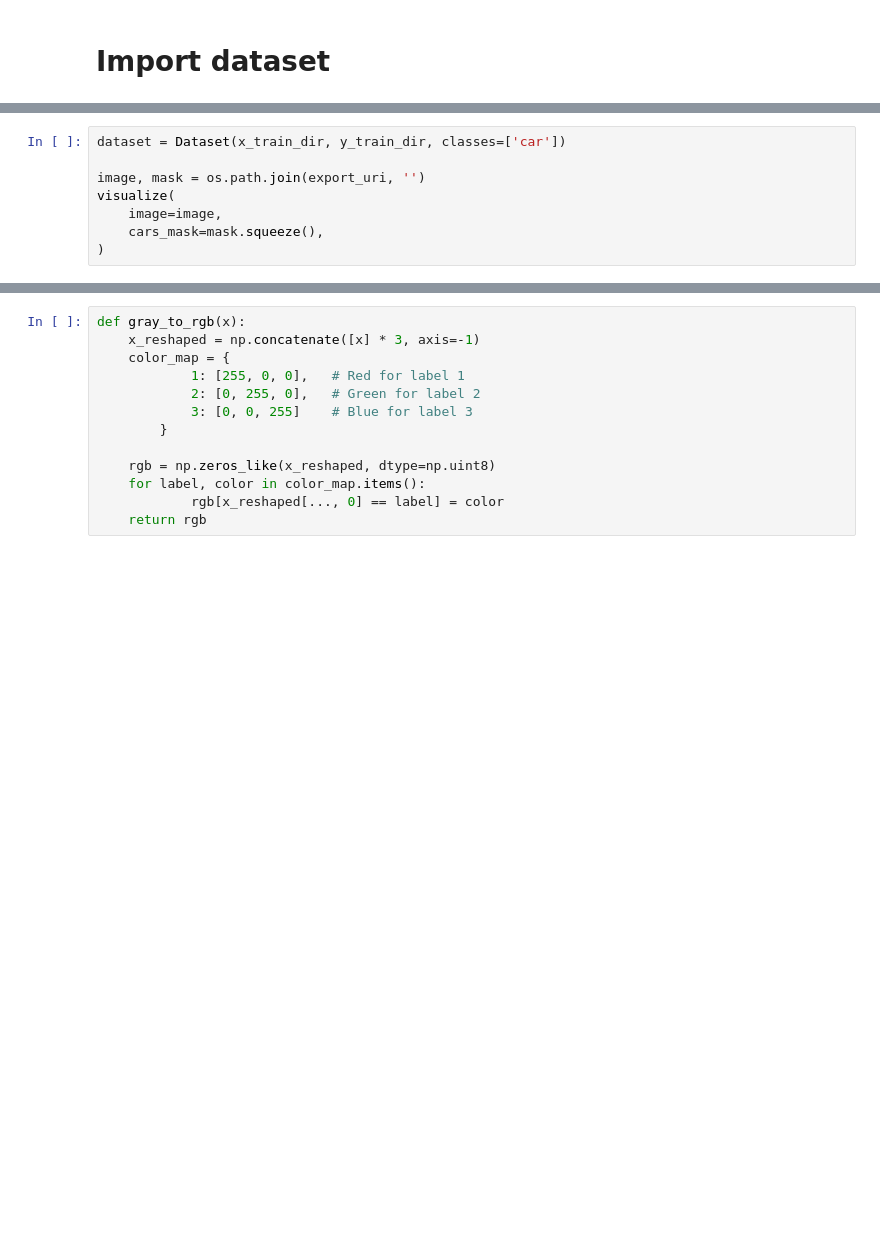
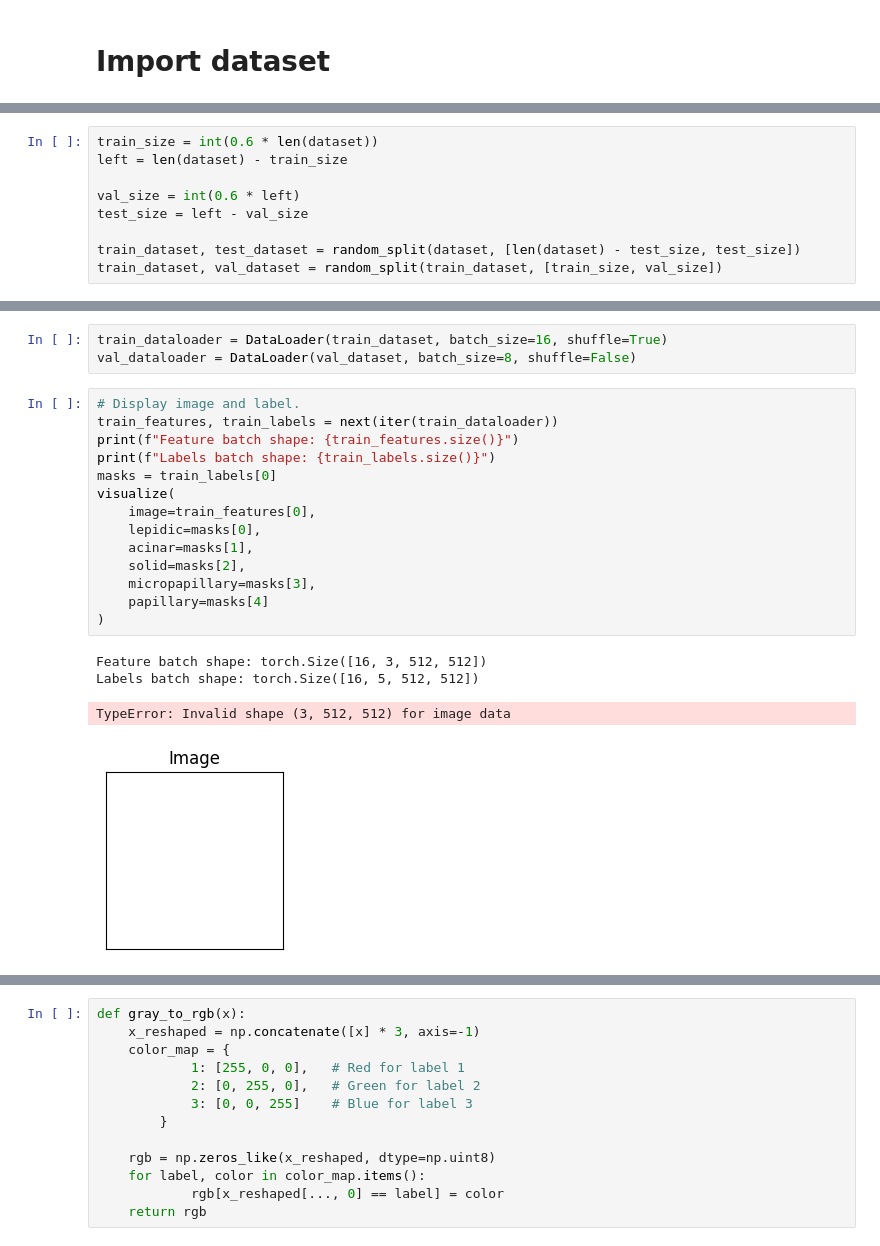
Before and after one commit to Naxocist/AILCAP, a Jupyter notebook: main/main_model.ipynb, the cells around one changed output, grey strips where cells are left out. Drawn from its saved outputs; the diff is of its cells as text; blank space fills up the shorter version.

```diff
--- a/main/main_model.ipynb
+++ b/main/main_model.ipynb
@@ -169,8 +40,0 @@ class Dataset(BaseDataset):
-# %%
-dataset = Dataset(x_train_dir, y_train_dir, classes=['car'])
-
-image, mask = os.path.join(export_uri, '')
-visualize(
-    image=image,
-    cars_mask=mask.squeeze(),
-)
@@ -402,0 +150,9 @@ print("Mean IoU =", IOU_keras.result().numpy())
+# %%
+train_size = int(0.6 * len(dataset))
+left = len(dataset) - train_size
+
+val_size = int(0.6 * left)
+test_size = left - val_size
+
+train_dataset, test_dataset = random_split(dataset, [len(dataset) - test_size, test_size])
+train_dataset, val_dataset = random_split(train_dataset, [train_size, val_size])
@@ -402,0 +163,22 @@ print("Mean IoU =", IOU_keras.result().numpy())
+# %%
+train_dataloader = DataLoader(train_dataset, batch_size=16, shuffle=True)
+val_dataloader = DataLoader(val_dataset, batch_size=8, shuffle=False)
+# %%
+# Display image and label.
+train_features, train_labels = next(iter(train_dataloader))
+print(f"Feature batch shape: {train_features.size()}")
+print(f"Labels batch shape: {train_labels.size()}")
+masks = train_labels[0]
+visualize(
+    image=train_features[0],
+    lepidic=masks[0],
+    acinar=masks[1],
+    solid=masks[2],
+    micropapillary=masks[3],
+    papillary=masks[4]
+)
+# %% [output]
+Feature batch shape: torch.Size([16, 3, 512, 512])
+Labels batch shape: torch.Size([16, 5, 512, 512])
+TypeError: Invalid shape (3, 512, 512) for image data
+[figure, added]
```
Also changed, not shown: parts of 37 cells of this notebook, 14 other files.
